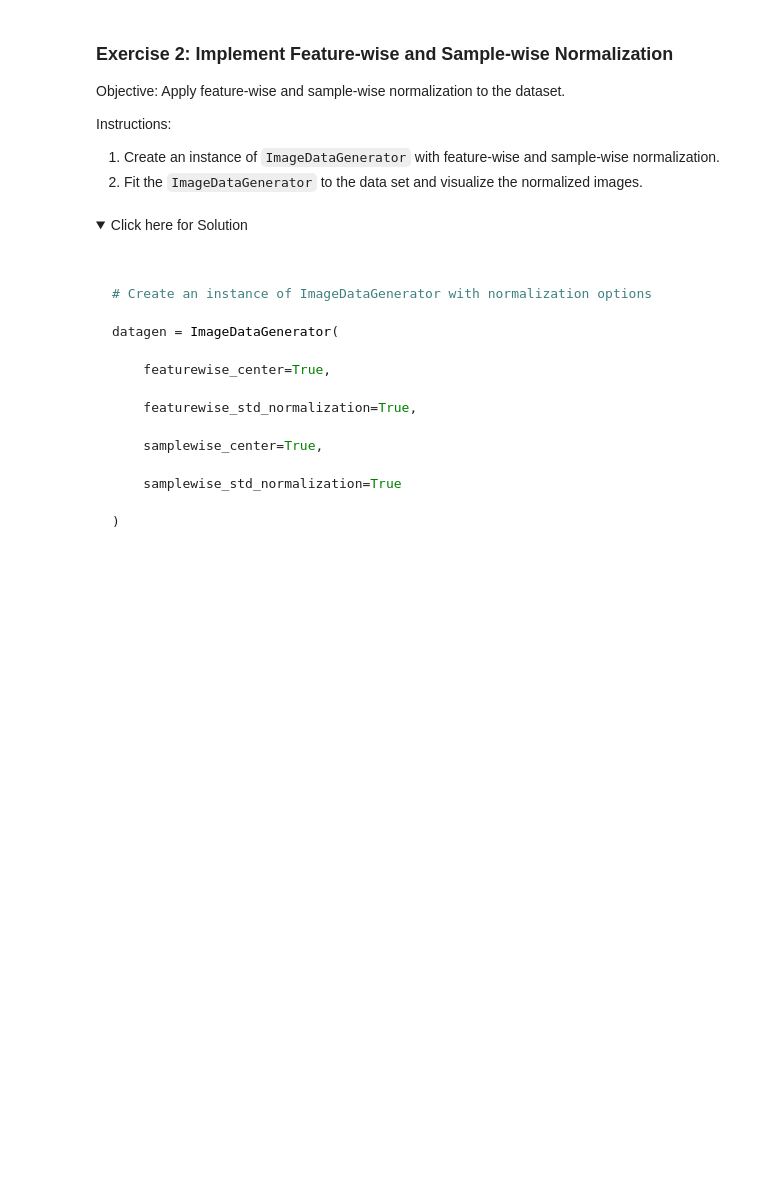
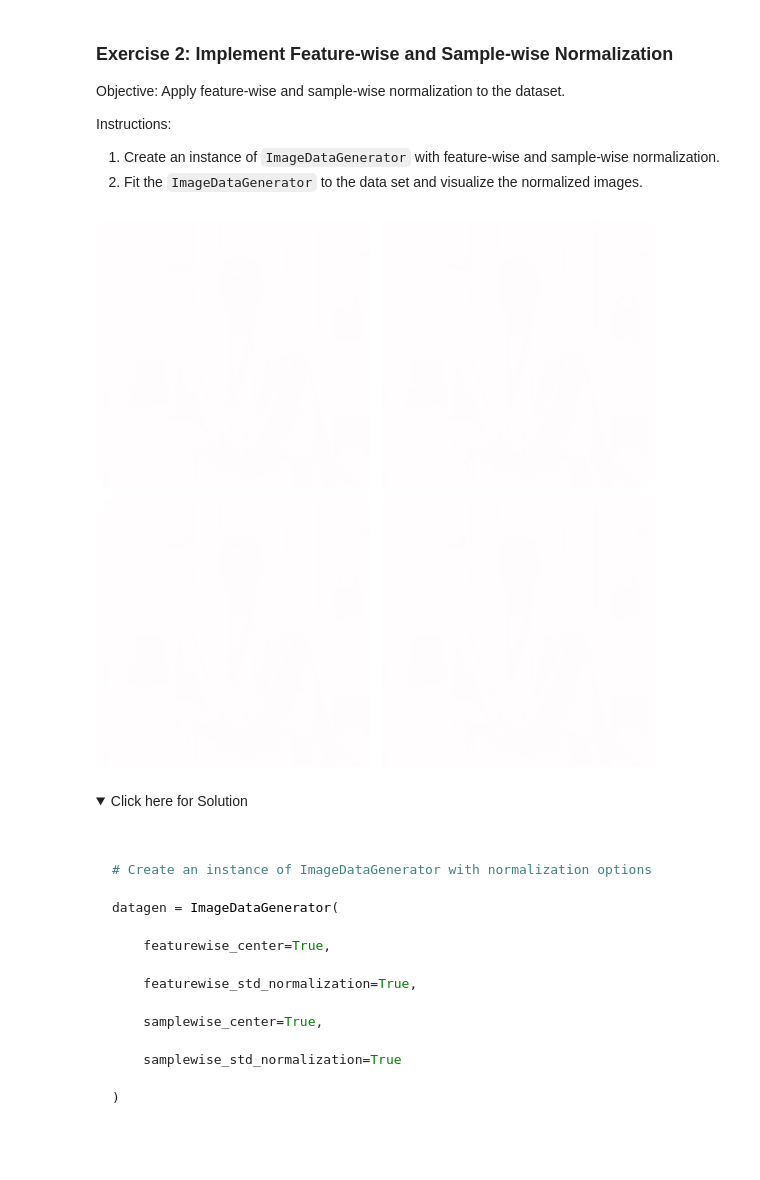
Before and after one commit to Temiloluwa-Oloye/Deep-Learning-with-Keras-and-TensorFlow, a Jupyter notebook: Advanced Data Augmentation with Keras.ipynb, the cells around one changed output. Drawn from its saved outputs; the diff is of its cells as text; code cells hidden in the pictures; folded sections open; blank space fills up the shorter version.

```diff
--- a/Advanced Data Augmentation with Keras.ipynb
+++ b/Advanced Data Augmentation with Keras.ipynb
@@ -372,6 +367,42 @@ Objective: Apply feature-wise and sample-wise normalization to the dataset.
 Instructions:
 1. Create an instance of `ImageDataGenerator` with feature-wise and sample-wise normalization.
 2. Fit the `ImageDataGenerator` to the data set and visualize the normalized images.
+# %%
+# Load and preprocess the image
+image_path = 'Huawei_ICT_Competition_Photo.jfif'
+img = load_img(image_path, target_size=(100, 100))  # Resize image
+img_array = img_to_array(img)  # Convert to numpy array
+training_img = np.expand_dims(img_array, axis=0)  # Expand dimensions to (1, height, width, channels)
+
+# Define ImageDataGenerator with correct parameters
+dataGen3 = ImageDataGenerator(
+    featurewise_center=True,
+    featurewise_std_normalization=True,
+    samplewise_center=True,
+    samplewise_std_normalization=True
+)
+
+# Fit the generator (normally done with a full dataset, but here we fit on one image)
+dataGen3.fit(training_img)
+
+# Create a figure before the loop
+plt.figure(figsize=(8, 8))
+
+# Generate augmented images
+i = 0
+for batch in dataGen3.flow(training_img, batch_size=1):
+    plt.subplot(2, 2, i+1)  # Arrange images in a 2x2 grid
+    plt.imshow(batch[0].astype('uint8'))
+    plt.axis('off')  # Hide axes for better visualization
+
+    i += 1
+    if i >= 4:  # Stop after 4 images
+        break
+
+plt.tight_layout()  # Adjust layout
+plt.show()
+# %% [output]
+[figure, added]
 # %% [markdown]
 <details>
     <summary>Click here for Solution</summary>
```
Also changed, not shown: parts of 4 cells of this notebook.
